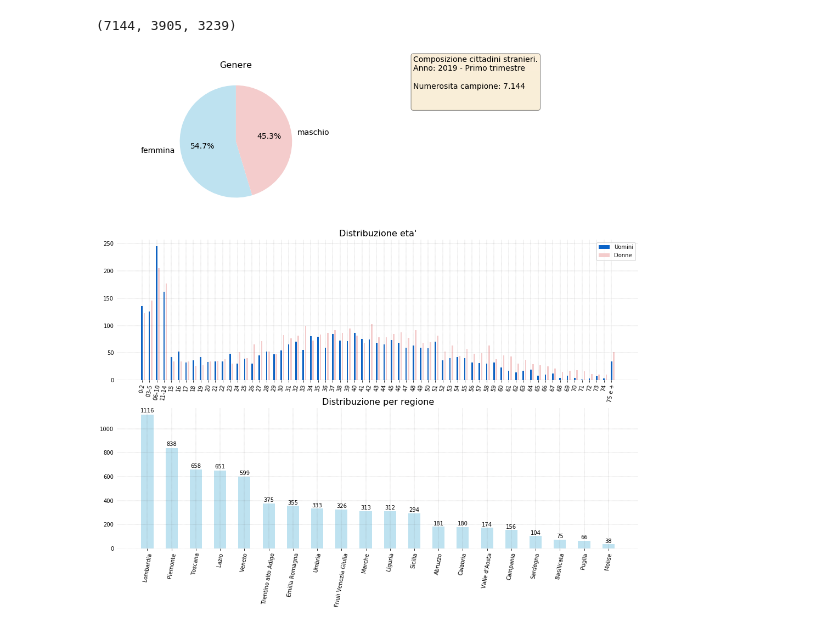
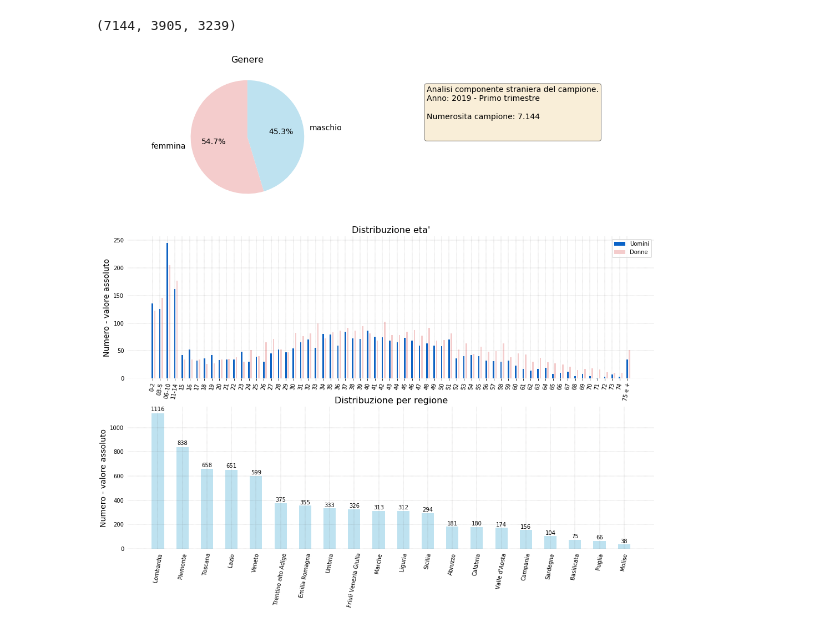
Before and after one commit to p-giovanni/ForzaLavoro, a Jupyter notebook: notebook/ForzaLavoro.ipynb, the cells around one changed output. Cells and saved outputs as stored; diff of their text form; code cells hidden in the pictures.

Commit message:
Better charts.

```diff
--- a/notebook/ForzaLavoro.ipynb
+++ b/notebook/ForzaLavoro.ipynb
@@ -22,7 +22,7 @@ def remove_tick_lines(which, ax):
         for line in ax.yaxis.get_majorticklines():
             line.set_visible(False)
     elif which == 'x':
-        for line in ax.yaxis.get_majorticklines():
+        for line in ax.xaxis.get_majorticklines():
             line.set_visible(False)
     else:
         assert False, "Wrong axis parameter."
@@ -126,13 +126,29 @@ education_level_TITSTUD = {
     ]
 }
 education_level_TITSTUD = pd.DataFrame.from_records(education_level_TITSTUD, columns=['codice', "Titolo studio"])
+
+working_status_COND3 = {"codice": [1, 2, 3], "Stato occupazionale": ["occupati", "persone in cerca", "inattivi"]}
+working_status_COND3 = pd.DataFrame.from_records(working_status_COND3, columns=['codice', "Stato occupazionale"])
+
+working_status_COND10 = {"codice": ["01" ,"02" ,"03" ,"04" ,"05" ,"06" ,"07" ,"08" ,"09" ,"10"],
+                         "Stato occupazionale": [ "occupati" ,"persone in cerca, con precedenti esperienze, ex-occupati" ,"persone in cerca, con precedenti esperienze, ex-inattivi" ,"persone in cerca, senza precedenti esperienze" ,"inattivi in età lav., cercano non attivamente ma disponibili" ,"inattivi in età lav., cercano ma non disponibili" ,"inattivi in età lav., non cercano ma disponibili" ,"inattivi in età lav., non cercano e non disponibili (anche militari di leva e inabili al lavoro)" ,"inattivi in età non lav., meno di 15 anni" ,"inattivi in età non lav., più di 64 anni" ]}
+working_status_COND10 = pd.DataFrame.from_records(working_status_COND10, columns=['codice', "Stato occupazionale"])
+
+
+dtype_dict = {
+    'codice': 'object',
+    'EDULEV': 'object'
+}
+nations_decode_file = os.path.join("..","data","nations-decode.csv")
+nd_df = pd.read_csv(nations_decode_file, sep=',', lineterminator='\n',low_memory=False, dtype=dtype_dict)
 # %%
 images_path = os.path.join("..","images")
 data_file = os.path.join("..","data","MICRODATI","RCFL_Microdati_2019_Secondo_trimestre.txt")
 
 dtype_dict = {
     'ETAM': 'object',
-    'EDULEV': 'object'
+    'EDULEV': 'object',
+    'CITSES': 'object'
 }
 df = pd.read_csv(data_file, sep='\t', lineterminator='\n',low_memory=False, dtype=dtype_dict)
 
@@ -151,21 +174,24 @@ sample_tot_num = df.shape[0]
 # Set a default code for the rows that doesn't have one.
 df['EDULEV'] = df['EDULEV'].apply(lambda row: "0" if row == ' ' else row)
 df["GRACOM"] = df["GRACOM"].apply(lambda row: "00000" if row not in big_city_GRACOM['codice'].values else row)
+df['CITSES'] = df['CITSES'].apply(lambda row: "000" if row not in nd_df['codice'].values else row)
 
-df_red = df[['REG', "GRACOM", 'ETAM', 'SG11', 'SG13', 'SG16', 'EDULEV']]
+# Do all the merges to have the human readable values instead of codes (for small datasets).
+df_red = df[['REG', "GRACOM", 'ETAM', 'SG11', 'SG13', 'SG16', 'EDULEV','CITSES']]
 df_red = pd.merge(df_red, regione, left_on='REG', right_on='codice')
 df_red = pd.merge(df_red, it_est_sg13, left_on='SG13', right_on='codice')
 df_red = pd.merge(df_red, si_no_sg16, left_on='SG16', right_on='codice')
 df_red = pd.merge(df_red, genere_persona, left_on='SG11', right_on='codice')
 df_red = pd.merge(df_red, age_bracket_ETAM,left_on='ETAM', right_on='codice')
 df_red = pd.merge(df_red, education_level_EDULEV, how='outer', left_on='EDULEV', right_on='codice')
+df_red = pd.merge(df_red, big_city_GRACOM,left_on='GRACOM', right_on='codice')
 
-df_red = pd.merge(df_red, big_city_GRACOM,left_on='GRACOM', right_on='codice')
+df_red = pd.merge(df_red, nd_df,left_on='CITSES', right_on='codice')
 
 
 #df_red.rename(index=str, columns={"ETAM": "Eta'"}, inplace=True)
 
-df_red.drop(columns=['REG','SG13', 'SG16', 'SG11', 'ETAM','EDULEV','GRACOM',
+df_red.drop(columns=['REG','SG13', 'SG16', 'SG11', 'ETAM','EDULEV','GRACOM','CITSES',
                     "codice_x", "codice_y"], inplace=True)
 df_red.head(2)
 # %% [output]
@@ -560,7 +668,7 @@ colors = {
 }
 
 foreneirs_sample_num = f'{df_red[esteri_mask].shape[0]:n}'.format()
-text = """Composizione cittadini stranieri.
+text = """Analisi componente straniera del campione.
 Anno: {y} - {q}
 
 Numerosita campione: {n}
@@ -577,7 +685,7 @@ ax[idx].set_title("Genere", fontsize=16)
 ch1 = ax[idx].pie(gender.values,
                 labels=gender.index,
                 shadow=False,
-                colors=[colors['male'],colors['female']],
+                colors=[colors['female'],colors['male']],
                 startangle=90,
                 autopct='%1.1f%%',
                 textprops={'fontsize': 14})
@@ -588,7 +696,7 @@ idx = 1
 set_axes_common_properties(ax[idx], True)
 
 props = dict(boxstyle='round', facecolor='wheat', alpha=0.5)
-ax[idx].text(0.05, 0.75, text, fontsize=14, bbox=props)
+ax[idx].text(0.05, 0.5, text, fontsize=14, bbox=props)
 ax[idx].get_xaxis().set_ticks([])
 ax[idx].get_yaxis().set_ticks([])
 
@@ -598,6 +706,7 @@ ax[idx].get_yaxis().set_ticks([])
 idx = 2
 set_axes_common_properties(ax[idx])
 ax[idx].set_title("Distribuzione eta'", fontsize=16)
+ax[idx].set_ylabel("Numero - valore assoluto", fontsize=14)
 
 width = 0.2
 male_idx = np.asarray([i for i in range(len(foreigner_male_by_age.index))])
@@ -610,31 +719,33 @@ rects_male   = ax[idx].bar(foreigner_male_by_age.index, male_num  , width=width,
 rects_female = ax[idx].bar(female_idx+0.32            , female_num, width=width, color=colors['female'], label='Donne')
 ax[idx].legend()
 remove_tick_lines('y', ax[idx])
 
 #every_nth_tick(ax[idx], every_nth = 3)
 ax[idx].tick_params(axis='both', labelsize=10)
 ax[idx].set_xticklabels(foreigner_female_by_age.index, rotation=80)
 
 # ------------------------------------------------------------------------
 # Region distribution of foreneirs citizens.
 idx = 3
 width = 0.5
 
 remove_tick_lines('y', ax[idx])
 regions_dist = df_red[esteri_mask]['Regione'].value_counts().to_frame()
 region_num = regions_dist['Regione']
 region_labels = regions_dist.index
 
 rects_region = ax[idx].bar(region_labels, region_num, width=width, color=colors['default'])
 set_axes_common_properties(ax[idx])
 
 autolabel(rects_region, ax[idx])
 remove_tick_lines('y', ax[idx])
+remove_tick_lines('x', ax[idx])
 
 ax[idx].set_xticklabels(region_labels, rotation=80)
 ax[idx].tick_params(axis='both', labelsize=10)
+ax[idx].set_ylabel("Numero - valore assoluto", fontsize=14)
 ax[idx].set_title("Distribuzione per regione", fontsize=16)
 
 plt.savefig(os.path.join(images_path,"{prefix}lavoratori_esteri.png".format(prefix=file_prefix)))
 # %% [output]
-[figure, old version]
+[figure, new version]
```
Also changed, not shown: parts of 10 cells of this notebook, 5 other files.
